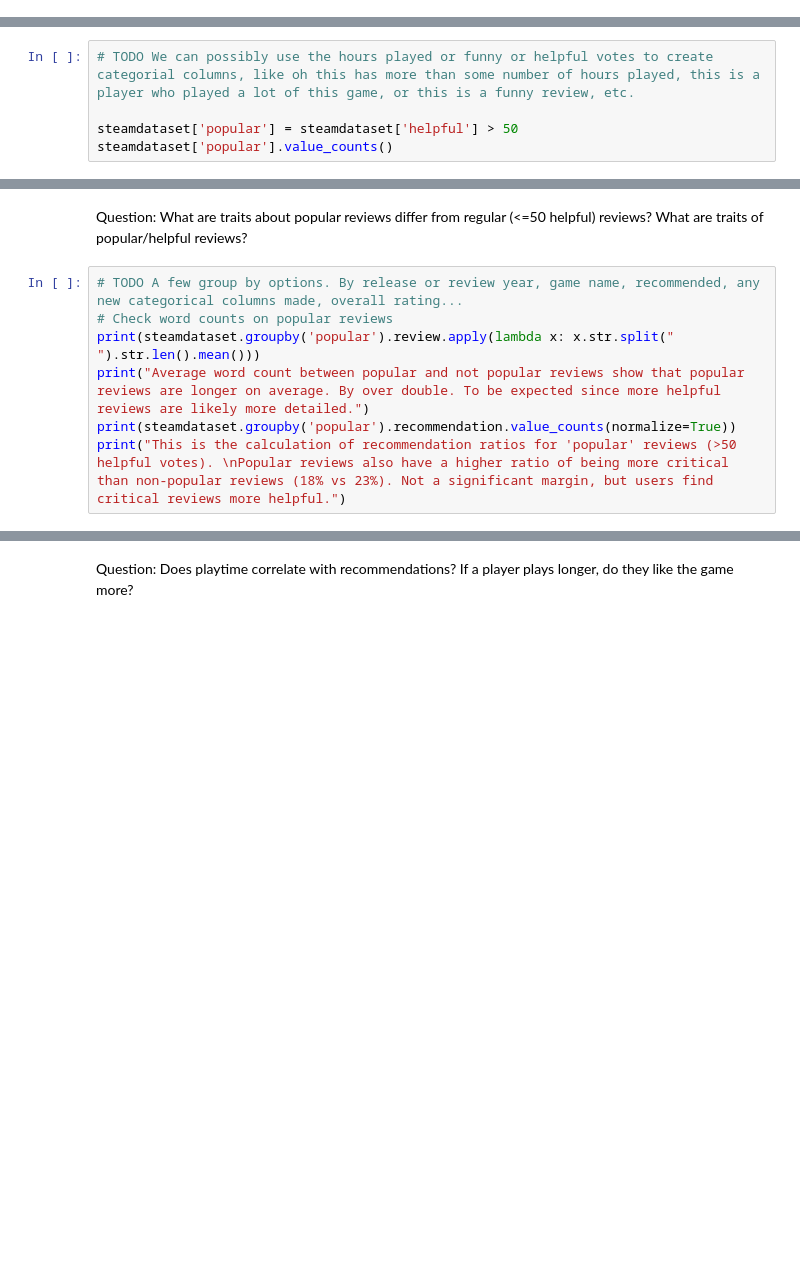
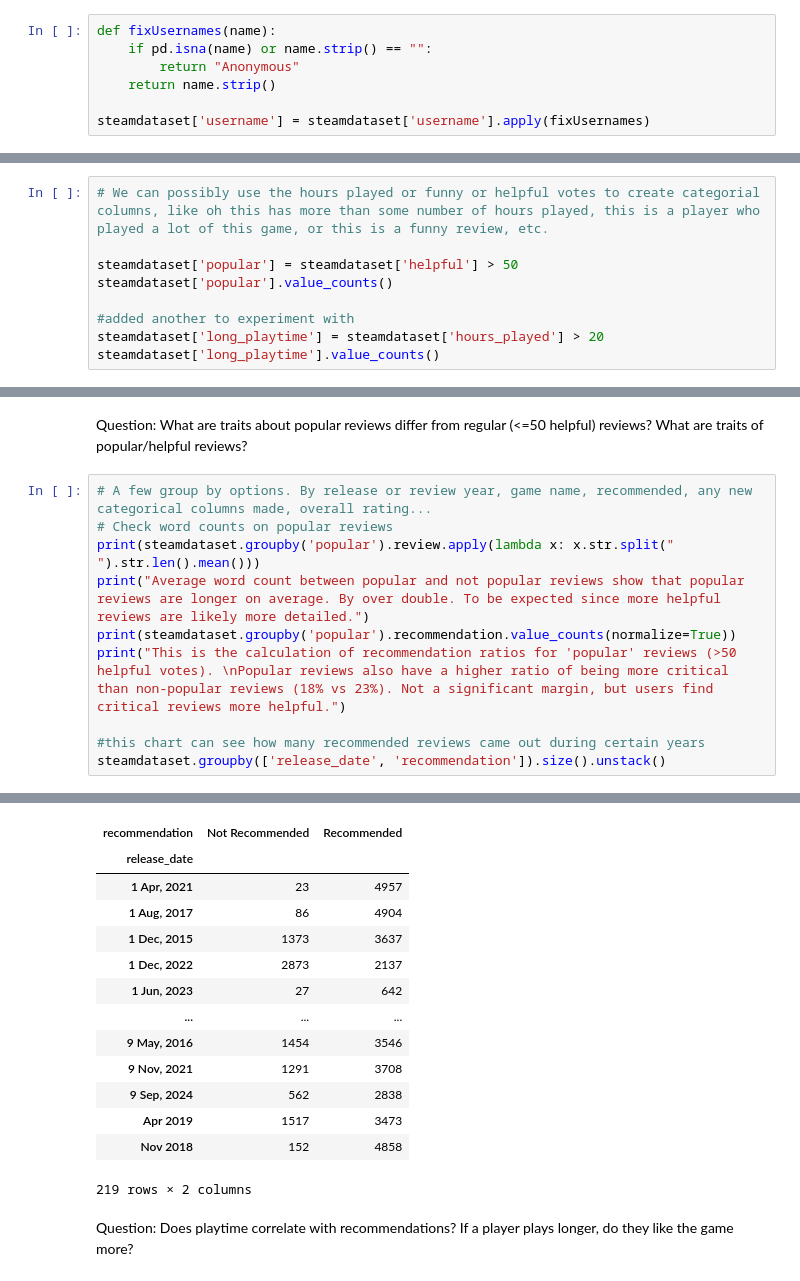
Before and after one commit to sjsu-cs133-f25/gamers-steamreviews-games, a Jupyter notebook: notebooks/01_explore.ipynb, the cells around one changed output, grey strips where cells are left out. Saved outputs shown, nothing was run; the diff lists cells and outputs as text; blank space fills up the shorter version.

Commit message:
TODO fix

```diff
--- a/notebooks/01_explore.ipynb
+++ b/notebooks/01_explore.ipynb
@@ -100,6 +102,13 @@ array(['Raft', 'Stray', 'Dead Cells', "Don't Starve Together",
 Let's look at the data and what we can work with for now.
 # %% [markdown]
 TODO - username is a little messed up or missing for some of them, a few NaN values game descriptions, perhaps they weren't included in the secondary dataset, 11 games can be filled in manually. Can check some stuff with these
+# %%
+def fixUsernames(name):
+    if pd.isna(name) or name.strip() == "":
+        return "Anonymous"
+    return name.strip()
+
+steamdataset['username'] = steamdataset['username'].apply(fixUsernames)
 # %%
 steamdataset.release_date = pd.to_datetime(steamdataset['release_date'], errors='coerce')
 # %%
@@ -209,8 +218,12 @@ memory usage: 158.9+ MB
 # %% [markdown]
 ### Vectorized Boolean Mask
 # %%
-# TODO We can possibly use the hours played or funny or helpful votes to create categorial columns, like oh this has more than some number of hours played, this is a player who played a lot of this game, or this is a funny review, etc.
+# We can possibly use the hours played or funny or helpful votes to create categorial columns, like oh this has more than some number of hours played, this is a player who played a lot of this game, or this is a funny review, etc.
 
 steamdataset['popular'] = steamdataset['helpful'] > 50
 steamdataset['popular'].value_counts()
+
+#added another to experiment with
+steamdataset['long_playtime'] = steamdataset['hours_played'] > 20
+steamdataset['long_playtime'].value_counts()
 # %% [output]
@@ -260,12 +271,15 @@ steamdataset
 # %% [markdown]
 Question: What are traits about popular reviews differ from regular (<=50 helpful) reviews? What are traits of popular/helpful reviews?
 # %%
-# TODO A few group by options. By release or review year, game name, recommended, any new categorical columns made, overall rating...
+# A few group by options. By release or review year, game name, recommended, any new categorical columns made, overall rating...
 # Check word counts on popular reviews
 print(steamdataset.groupby('popular').review.apply(lambda x: x.str.split(" ").str.len().mean()))
 print("Average word count between popular and not popular reviews show that popular reviews are longer on average. By over double. To be expected since more helpful reviews are likely more detailed.")
 print(steamdataset.groupby('popular').recommendation.value_counts(normalize=True))
 print("This is the calculation of recommendation ratios for 'popular' reviews (>50 helpful votes). \nPopular reviews also have a higher ratio of being more critical than non-popular reviews (18% vs 23%). Not a significant margin, but users find critical reviews more helpful.")
+
+#this chart can see how many recommended reviews came out during certain years
+steamdataset.groupby(['release_date', 'recommendation']).size().unstack()
 # %% [output]
 popular
 False     63.759329
@@ -280,6 +294,20 @@ True     1                 0.769159
 Name: proportion, dtype: float64
 This is the calculation of recommendation ratios for 'popular' reviews (>50 helpful votes).
 Popular reviews also have a higher ratio of being more critical than non-popular reviews (18% vs 23%). Not a significant margin, but users find critical reviews more helpful.
+| recommendation | Not Recommended | Recommended |
+| release_date |  |  |
+| 1 Apr, 2021 | 23 | 4957 |
+| 1 Aug, 2017 | 86 | 4904 |
+| 1 Dec, 2015 | 1373 | 3637 |
+| 1 Dec, 2022 | 2873 | 2137 |
+| 1 Jun, 2023 | 27 | 642 |
+| ... | ... | ... |
+| 9 May, 2016 | 1454 | 3546 |
+| 9 Nov, 2021 | 1291 | 3708 |
+| 9 Sep, 2024 | 562 | 2838 |
+| Apr 2019 | 1517 | 3473 |
+| Nov 2018 | 152 | 4858 |
+219 rows × 2 columns
 # %% [markdown]
 Question: Does playtime correlate with recommendations? If a player plays longer, do they like the game more?
 # %%
```
Also changed, not shown: parts of 4 cells of this notebook.
